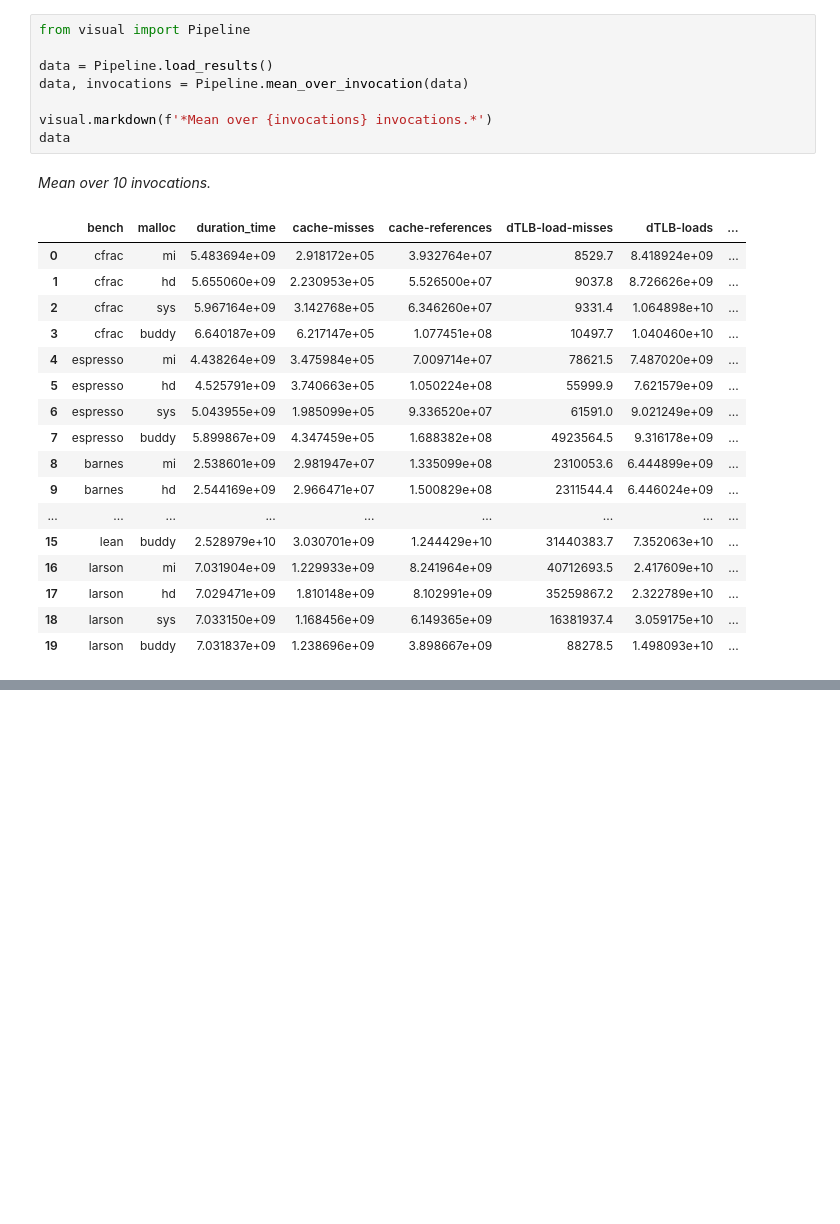
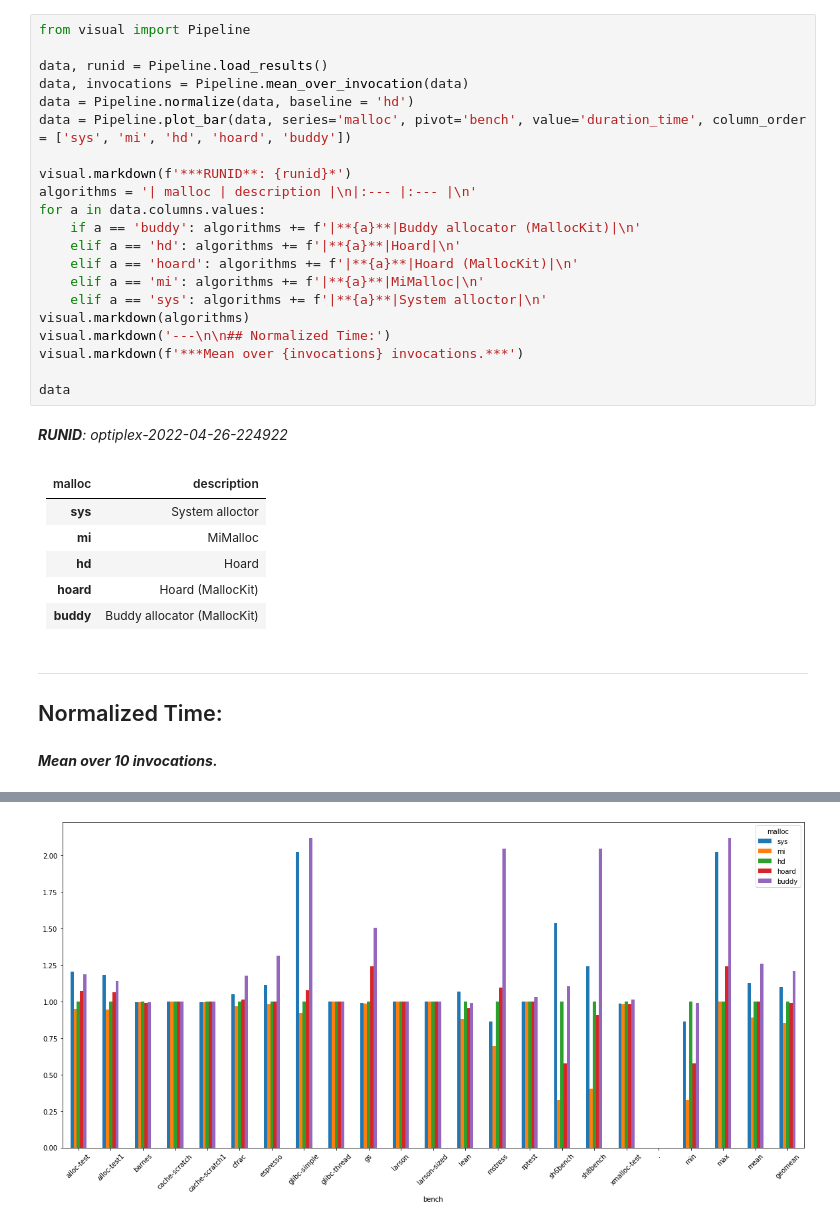
Before and after one commit to wenyuzhao/MallocKit, a Jupyter notebook: bench/visual.ipynb, the cells around one changed output, grey strips where cells are left out. Cells and saved outputs as stored; diff of their text form; blank space fills up the shorter version.

```diff
--- a/bench/visual.ipynb
+++ b/bench/visual.ipynb
@@ -10,29 +10,36 @@ visual.display_meta_info()
 | Processor     | Intel(R) Core(TM) i7-7700 CPU @ 3.60GHz          |
 | Memory        | 16 GB          |
-# %%
-from visual import Pipeline
-
-data = Pipeline.load_results()
-data, invocations = Pipeline.mean_over_invocation(data)
-
-visual.markdown(f'*Mean over {invocations} invocations.*')
-data
-# %% [output]
-*Mean over 10 invocations.*
-|  | bench | malloc | duration_time | cache-misses | cache-references | dTLB-load-misses | dTLB-loads | ... |
-| 0 | cfrac | mi | 5.483694e+09 | 2.918172e+05 | 3.932764e+07 | 8529.7 | 8.418924e+09 | ... |
-| 1 | cfrac | hd | 5.655060e+09 | 2.230953e+05 | 5.526500e+07 | 9037.8 | 8.726626e+09 | ... |
-| 2 | cfrac | sys | 5.967164e+09 | 3.142768e+05 | 6.346260e+07 | 9331.4 | 1.064898e+10 | ... |
-| 3 | cfrac | buddy | 6.640187e+09 | 6.217147e+05 | 1.077451e+08 | 10497.7 | 1.040460e+10 | ... |
-| 4 | espresso | mi | 4.438264e+09 | 3.475984e+05 | 7.009714e+07 | 78621.5 | 7.487020e+09 | ... |
-| 5 | espresso | hd | 4.525791e+09 | 3.740663e+05 | 1.050224e+08 | 55999.9 | 7.621579e+09 | ... |
-| 6 | espresso | sys | 5.043955e+09 | 1.985099e+05 | 9.336520e+07 | 61591.0 | 9.021249e+09 | ... |
-| 7 | espresso | buddy | 5.899867e+09 | 4.347459e+05 | 1.688382e+08 | 4923564.5 | 9.316178e+09 | ... |
-| 8 | barnes | mi | 2.538601e+09 | 2.981947e+07 | 1.335099e+08 | 2310053.6 | 6.444899e+09 | ... |
-| 9 | barnes | hd | 2.544169e+09 | 2.966471e+07 | 1.500829e+08 | 2311544.4 | 6.446024e+09 | ... |
-| ... | ... | ... | ... | ... | ... | ... | ... | ... |
-| 15 | lean | buddy | 2.528979e+10 | 3.030701e+09 | 1.244429e+10 | 31440383.7 | 7.352063e+10 | ... |
-| 16 | larson | mi | 7.031904e+09 | 1.229933e+09 | 8.241964e+09 | 40712693.5 | 2.417609e+10 | ... |
-| 17 | larson | hd | 7.029471e+09 | 1.810148e+09 | 8.102991e+09 | 35259867.2 | 2.322789e+10 | ... |
-| 18 | larson | sys | 7.033150e+09 | 1.168456e+09 | 6.149365e+09 | 16381937.4 | 3.059175e+10 | ... |
-| 19 | larson | buddy | 7.031837e+09 | 1.238696e+09 | 3.898667e+09 | 88278.5 | 1.498093e+10 | ... |
+# %%
+from visual import Pipeline
+
+data, runid = Pipeline.load_results()
+data, invocations = Pipeline.mean_over_invocation(data)
+data = Pipeline.normalize(data, baseline = 'hd')
+data = Pipeline.plot_bar(data, series='malloc', pivot='bench', value='duration_time', column_order = ['sys', 'mi', 'hd', 'hoard', 'buddy'])
+
+visual.markdown(f'***RUNID**: {runid}*')
+algorithms = '| malloc | description |\n|:--- |:--- |\n'
+for a in data.columns.values:
+    if a == 'buddy': algorithms += f'|**{a}**|Buddy allocator (MallocKit)|\n'
+    elif a == 'hd': algorithms += f'|**{a}**|Hoard|\n'
+    elif a == 'hoard': algorithms += f'|**{a}**|Hoard (MallocKit)|\n'
+    elif a == 'mi': algorithms += f'|**{a}**|MiMalloc|\n'
+    elif a == 'sys': algorithms += f'|**{a}**|System alloctor|\n'
+visual.markdown(algorithms)
+visual.markdown('---\n\n## Normalized Time:')
+visual.markdown(f'***Mean over {invocations} invocations.***')
+
+data
+# %% [output]
+***RUNID**: optiplex-2022-04-26-224922*
+| malloc | description |
+|:--- |:--- |
+|**sys**|System alloctor|
+|**mi**|MiMalloc|
+|**hd**|Hoard|
+|**hoard**|Hoard (MallocKit)|
+|**buddy**|Buddy allocator (MallocKit)|
+---
+
+## Normalized Time:
+***Mean over 10 invocations.***
@@ -38,0 +64 @@ data
+[figure, added]
```
Also changed, not shown: parts of 2 cells of this notebook, 31 other files.
